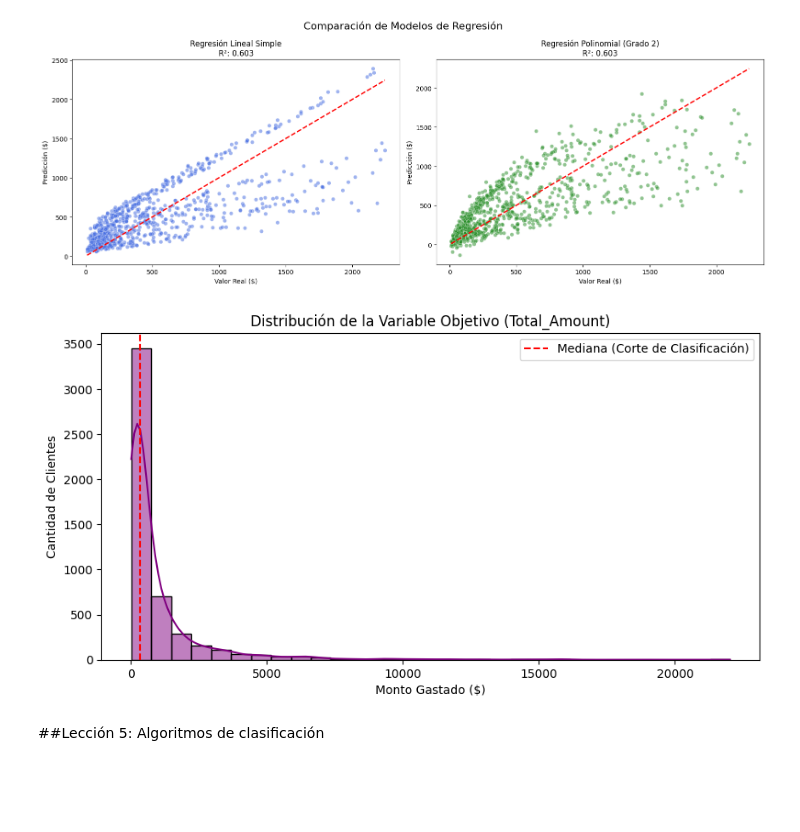
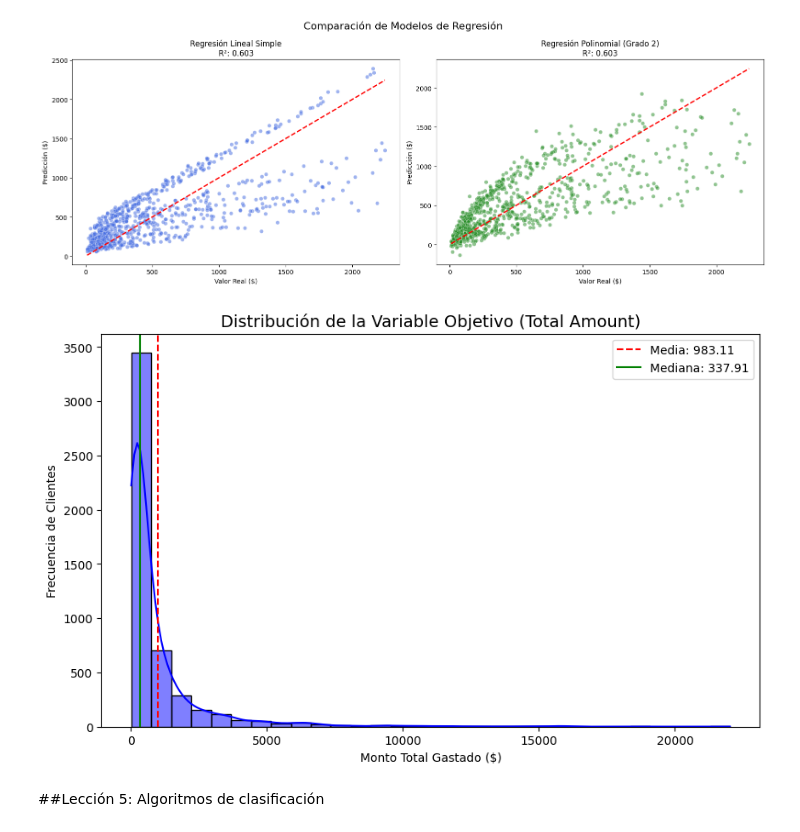
Before and after one commit to luisleonb/Proyecto_M6_ABP, a Jupyter notebook: Proyecto_M6_Luis_León.ipynb, the cells around one changed output. Cells and saved outputs as stored; diff of their text form; code cells hidden in the pictures; blank space fills up the shorter version.

```diff
--- a/Proyecto_M6_Luis_León.ipynb
+++ b/Proyecto_M6_Luis_León.ipynb
@@ -251,18 +273,23 @@ plt.show()
 # %% [output]
 [figure]
 # %%
-# --- DISTRIBUCIÓN DEL TARGET ---
-plt.figure(figsize=(10, 5))
-sns.histplot(df['Total_Amount'], kde=True, color='purple', bins=30)
-plt.axvline(df['Total_Amount'].median(), color='red', linestyle='--', label='Mediana (Corte de Clasificación)')
-plt.title('Distribución de la Variable Objetivo (Total_Amount)')
-plt.xlabel('Monto Gastado ($)')
-plt.ylabel('Cantidad de Clientes')
+# --- HISTOGRAMA ---
+plt.figure(figsize=(10, 6))
+sns.histplot(df['Total_Amount'], kde=True, color='blue', bins=30)
+
+plt.title('Distribución de la Variable Objetivo (Total Amount)', fontsize=14)
+plt.xlabel('Monto Total Gastado ($)')
+plt.ylabel('Frecuencia de Clientes')
+
+# Líneas de referencia para la media y mediana
+plt.axvline(df['Total_Amount'].mean(), color='red', linestyle='--', label=f'Media: {df["Total_Amount"].mean():.2f}')
+plt.axvline(df['Total_Amount'].median(), color='green', linestyle='-', label=f'Mediana: {df["Total_Amount"].median():.2f}')
+
 plt.legend()
-plt.savefig('target_distribution.png')
+plt.savefig('target_distribution_with_mean_median.png')
 plt.show()
 # %% [output]
-[figure, old version]
+[figure, new version]
 # %% [markdown]
 ##Lección 5: Algoritmos de clasificación
 # %%
```
Also changed, not shown: parts of 10 cells of this notebook.
